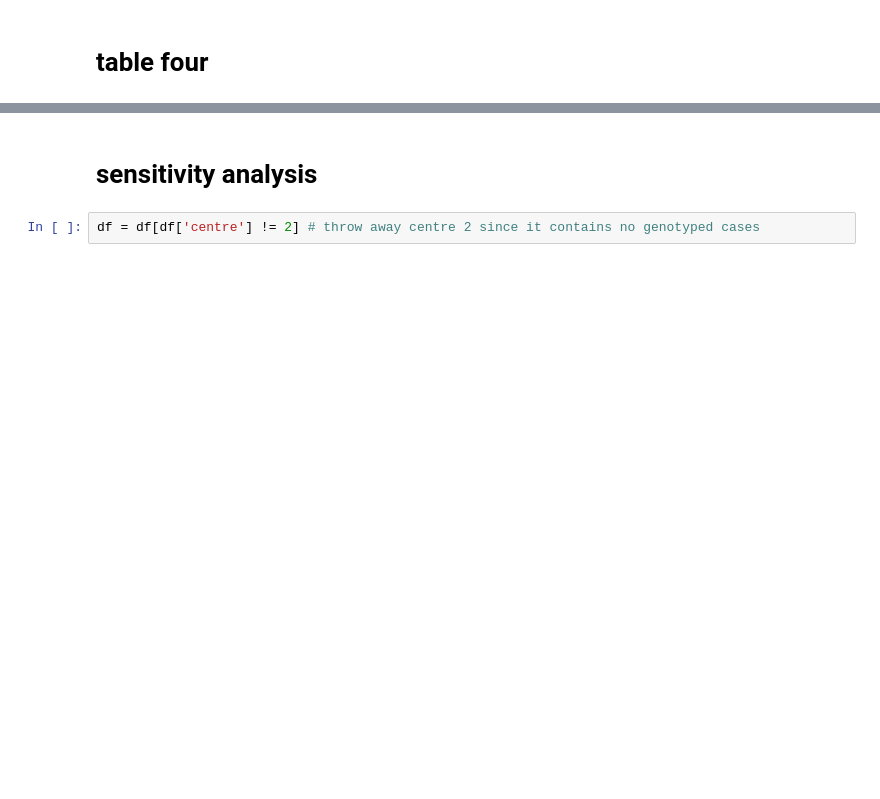
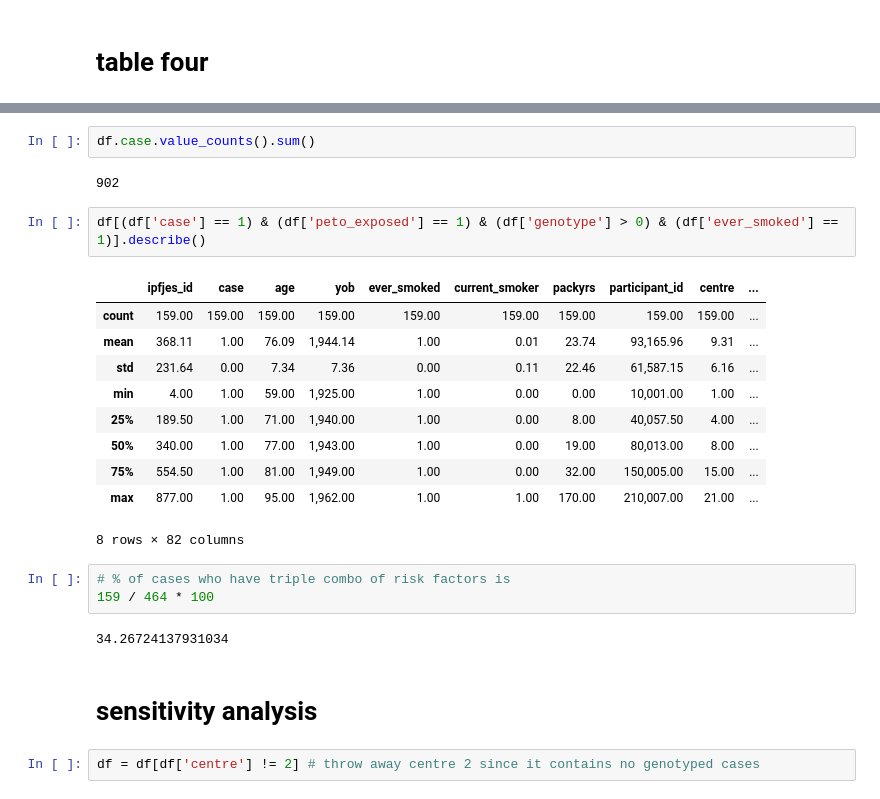
Before and after one commit to drcjar/ipfjes, a Jupyter notebook: notebooks/8. ipfjes_paper_analysis.ipynb, the cells around one changed output, grey strips where cells are left out. Drawn from its saved outputs; the diff is of its cells as text; blank space fills up the shorter version.

Commit message:
update analysis with additional genotypes

```diff
--- a/notebooks/8. ipfjes_paper_analysis.ipynb
+++ b/notebooks/8. ipfjes_paper_analysis.ipynb
@@ -728,3 +1036,25 @@ ever_smoked:peto_exposed  1.61  14.71 4.87
+# %%
+df.case.value_counts().sum()
+# %% [output]
+902
+# %%
+df[(df['case'] == 1) & (df['peto_exposed'] == 1) & (df['genotype'] > 0) & (df['ever_smoked'] == 1)].describe()
+# %% [output]
+|  | ipfjes_id | case | age | yob | ever_smoked | current_smoker | packyrs | participant_id | centre | ... |
+| count | 159.00 | 159.00 | 159.00 | 159.00 | 159.00 | 159.00 | 159.00 | 159.00 | 159.00 | ... |
+| mean | 368.11 | 1.00 | 76.09 | 1,944.14 | 1.00 | 0.01 | 23.74 | 93,165.96 | 9.31 | ... |
+| std | 231.64 | 0.00 | 7.34 | 7.36 | 0.00 | 0.11 | 22.46 | 61,587.15 | 6.16 | ... |
+| min | 4.00 | 1.00 | 59.00 | 1,925.00 | 1.00 | 0.00 | 0.00 | 10,001.00 | 1.00 | ... |
+| 25% | 189.50 | 1.00 | 71.00 | 1,940.00 | 1.00 | 0.00 | 8.00 | 40,057.50 | 4.00 | ... |
+| 50% | 340.00 | 1.00 | 77.00 | 1,943.00 | 1.00 | 0.00 | 19.00 | 80,013.00 | 8.00 | ... |
+| 75% | 554.50 | 1.00 | 81.00 | 1,949.00 | 1.00 | 0.00 | 32.00 | 150,005.00 | 15.00 | ... |
+| max | 877.00 | 1.00 | 95.00 | 1,962.00 | 1.00 | 1.00 | 170.00 | 210,007.00 | 21.00 | ... |
+8 rows × 82 columns
+# %%
+# % of cases who have triple combo of risk factors is
+159 / 464 * 100
+# %% [output]
+34.26724137931034
 # %% [markdown]
 # sensitivity analysis
 # %%
```
Also changed, not shown: parts of 54 cells of this notebook, 2 other files.
